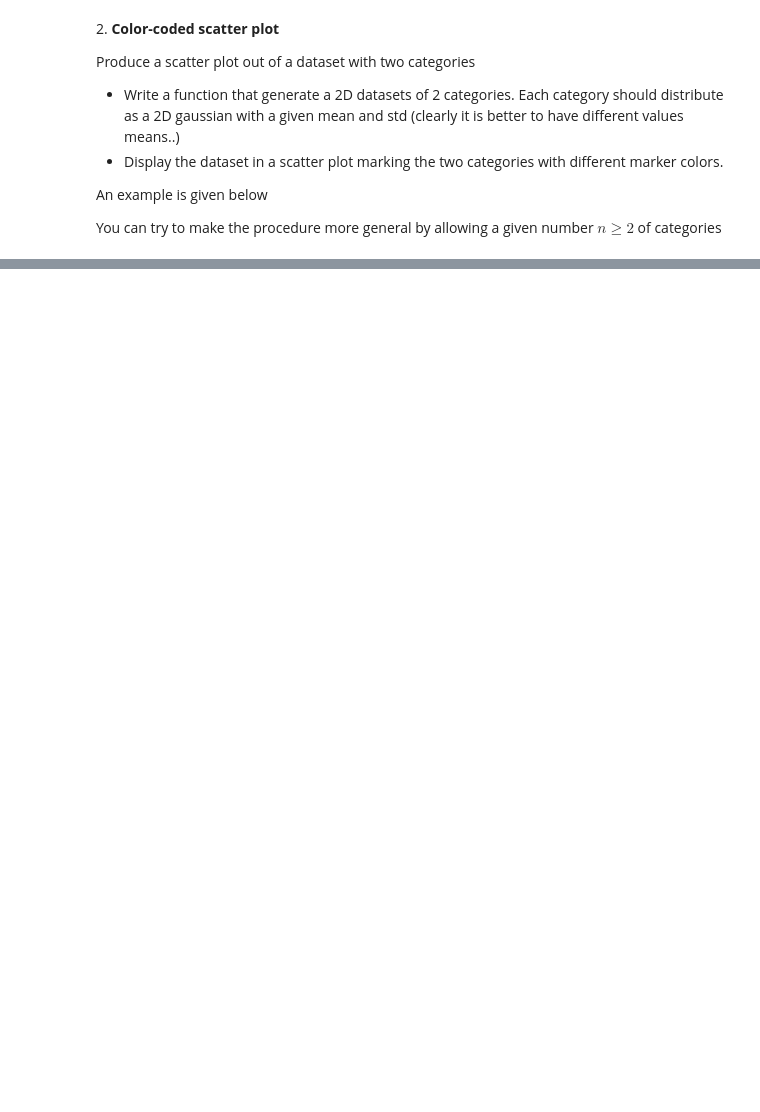
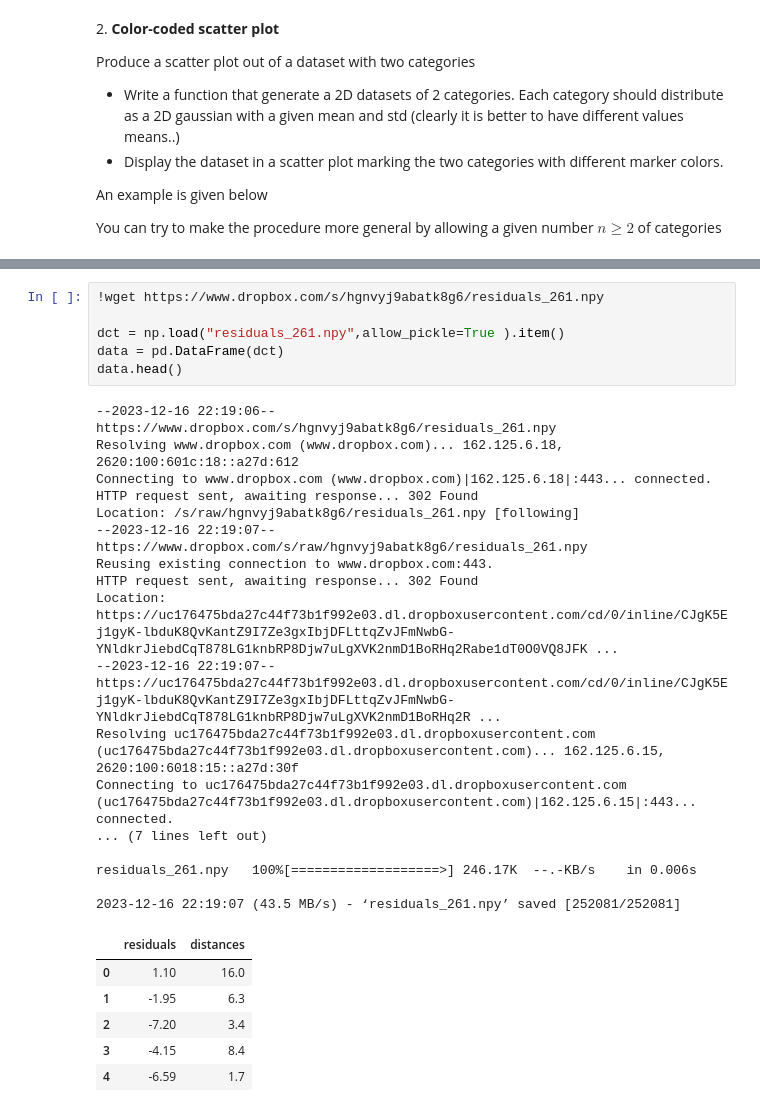
Before and after one commit to GiancarloSaran/LaboratoryOfComputationalPhysics_Y6, a Jupyter notebook: 07ex_Visualization.ipynb, the cells around one changed output, grey strips where cells are left out. Cells and saved outputs as stored; diff of their text form; blank space fills up the shorter version.

```diff
--- a/07ex_Visualization.ipynb
+++ b/07ex_Visualization.ipynb
@@ -93,3 +115,33 @@ Note that you should use the `np.load()` function to load the file as a numpy ar
   * y, the mean values of the "residuals", estimated in slices (bins) of "distance"
   * erry, the standard deviation of the  of the "residuals", estimated in slices (bins) of "distance"
 * Plot the profile plot on top of the scatter plot
+# %%
+!wget https://www.dropbox.com/s/hgnvyj9abatk8g6/residuals_261.npy
+
+dct = np.load("residuals_261.npy",allow_pickle=True ).item()
+data = pd.DataFrame(dct)
+data.head()
+# %% [output]
+--2023-12-16 22:19:06--  https://www.dropbox.com/s/hgnvyj9abatk8g6/residuals_261.npy
+Resolving www.dropbox.com (www.dropbox.com)... 162.125.6.18, 2620:100:601c:18::a27d:612
+Connecting to www.dropbox.com (www.dropbox.com)|162.125.6.18|:443... connected.
+HTTP request sent, awaiting response... 302 Found
+Location: /s/raw/hgnvyj9abatk8g6/residuals_261.npy [following]
+--2023-12-16 22:19:07--  https://www.dropbox.com/s/raw/hgnvyj9abatk8g6/residuals_261.npy
+Reusing existing connection to www.dropbox.com:443.
+HTTP request sent, awaiting response... 302 Found
+Location: https://uc176475bda27c44f73b1f992e03.dl.dropboxusercontent.com/cd/0/inline/CJgK5Ej1gyK-lbduK8QvKantZ9I7Ze3gxIbjDFLttqZvJFmNwbG-YNldkrJiebdCqT878LG1knbRP8Djw7uLgXVK2nmD1BoRHq2Rabe1dT0O0VQ8JFK ...
+--2023-12-16 22:19:07--  https://uc176475bda27c44f73b1f992e03.dl.dropboxusercontent.com/cd/0/inline/CJgK5Ej1gyK-lbduK8QvKantZ9I7Ze3gxIbjDFLttqZvJFmNwbG-YNldkrJiebdCqT878LG1knbRP8Djw7uLgXVK2nmD1BoRHq2R ...
+Resolving uc176475bda27c44f73b1f992e03.dl.dropboxusercontent.com (uc176475bda27c44f73b1f992e03.dl.dropboxusercontent.com)... 162.125.6.15, 2620:100:6018:15::a27d:30f
+Connecting to uc176475bda27c44f73b1f992e03.dl.dropboxusercontent.com (uc176475bda27c44f73b1f992e03.dl.dropboxusercontent.com)|162.125.6.15|:443... connected.
+... (7 lines left out)
+
+residuals_261.npy   100%[===================>] 246.17K  --.-KB/s    in 0.006s
+
+2023-12-16 22:19:07 (43.5 MB/s) - ‘residuals_261.npy’ saved [252081/252081]
+|  | residuals | distances |
+| 0 | 1.10 | 16.0 |
+| 1 | -1.95 | 6.3 |
+| 2 | -7.20 | 3.4 |
+| 3 | -4.15 | 8.4 |
+| 4 | -6.59 | 1.7 |
```
Also changed, not shown: parts of 11 cells of this notebook.
